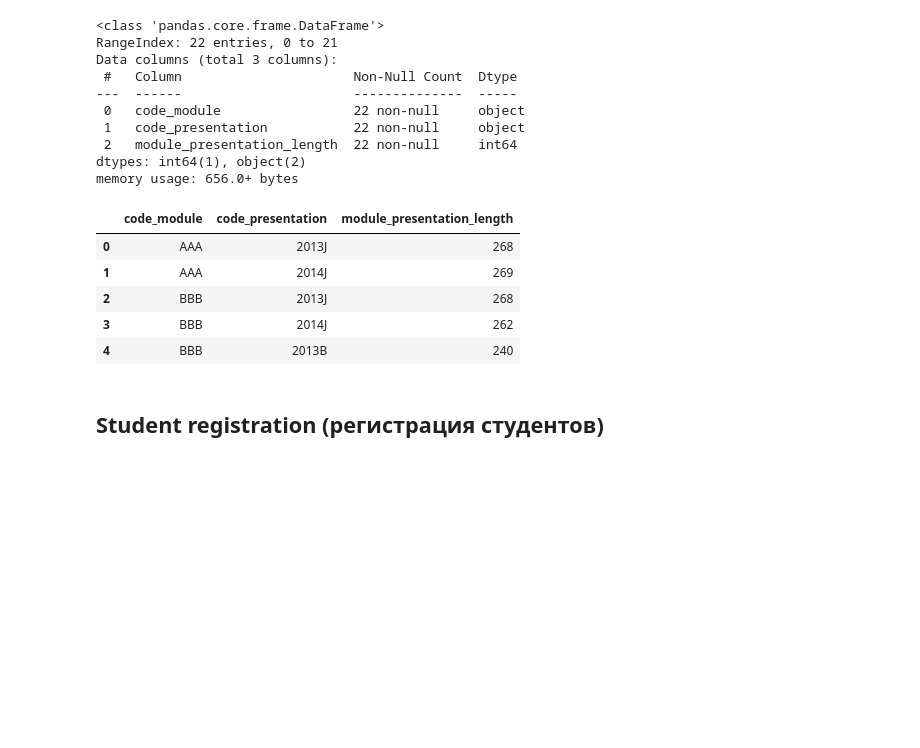
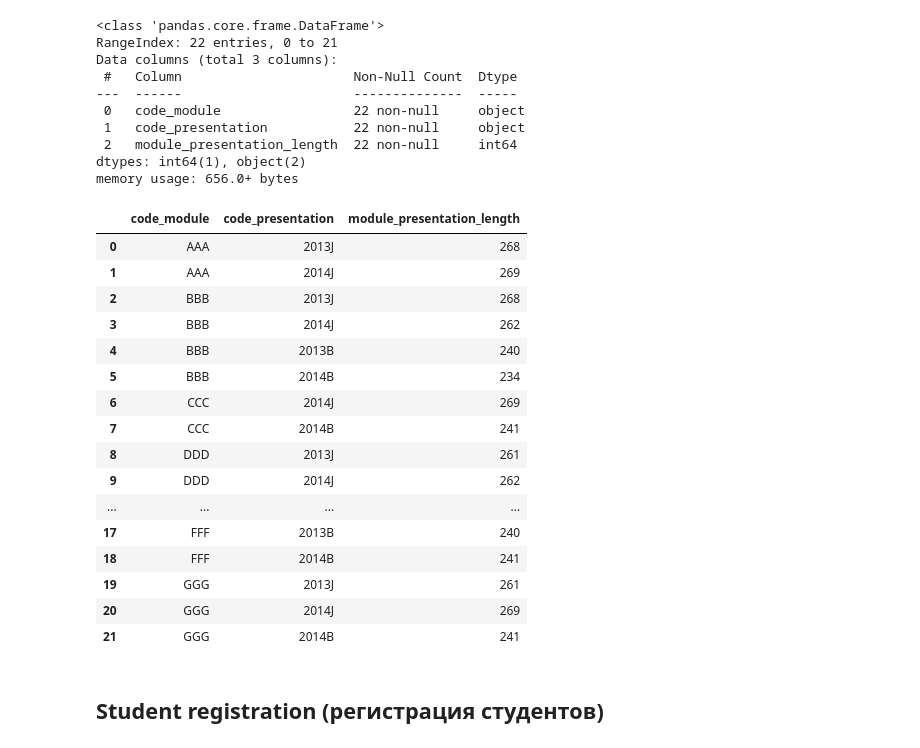
Before and after one commit to AntonGitOrlov/Data_Science, a Jupyter notebook: "Библиотеки_Python_для_работы_с_данными_самостоятельная_работа"_ОрловАВ.ipynb, the cells around one changed output. Drawn from its saved outputs; the diff is of its cells as text; code cells hidden in the pictures; blank space fills up the shorter version.

```diff
--- a/"Библиотеки_Python_для_работы_с_данными_самостоятельная_работа"_ОрловАВ.ipynb
+++ b/"Библиотеки_Python_для_работы_с_данными_самостоятельная_работа"_ОрловАВ.ipynb
@@ -173,14 +187,25 @@ Data columns (total 3 columns):
 dtypes: int64(1), object(2)
 memory usage: 656.0+ bytes
 # %%
-courses.head() # Метод .head() - первые 5 строк
+courses # Метод .head() - первые 5 строк
 # %% [output]
 |  | code_module | code_presentation | module_presentation_length |
 | 0 | AAA | 2013J | 268 |
 | 1 | AAA | 2014J | 269 |
 | 2 | BBB | 2013J | 268 |
 | 3 | BBB | 2014J | 262 |
 | 4 | BBB | 2013B | 240 |
+| 5 | BBB | 2014B | 234 |
+| 6 | CCC | 2014J | 269 |
+| 7 | CCC | 2014B | 241 |
+| 8 | DDD | 2013J | 261 |
+| 9 | DDD | 2014J | 262 |
+| ... | ... | ... | ... |
+| 17 | FFF | 2013B | 240 |
+| 18 | FFF | 2014B | 241 |
+| 19 | GGG | 2013J | 261 |
+| 20 | GGG | 2014J | 269 |
+| 21 | GGG | 2014B | 241 |
 # %% [markdown]
 ## Student registration (регистрация студентов)
 # %% [markdown]
```
Also changed, not shown: parts of 24 cells of this notebook.
